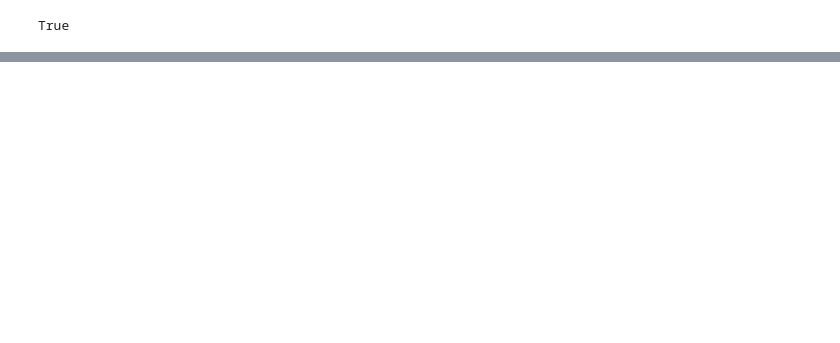
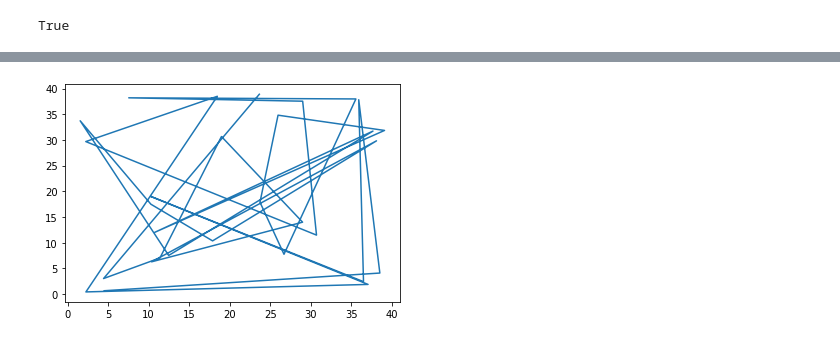
Before and after one commit to tomasz-lewicki/traveling-salesdrone, a Jupyter notebook: 00.Generate_random_geopoints.ipynb, the cells around one changed output, grey strips where cells are left out. Saved outputs shown, nothing was run; the diff lists cells and outputs as text; code cells hidden in the pictures; blank space fills up the shorter version.

```diff
--- a/00.Generate_random_geopoints.ipynb
+++ b/00.Generate_random_geopoints.ipynb
@@ -54,0 +35,5 @@ plt.plot(points_geo[:,0],points_geo[:,1])
+# %%
+plt.plot(points_metric[:,0],points_metric[:,1])
+plt.show()
+# %% [output]
+[figure, added]
```
Also changed, not shown: parts of 3 cells of this notebook, 1 other file.
